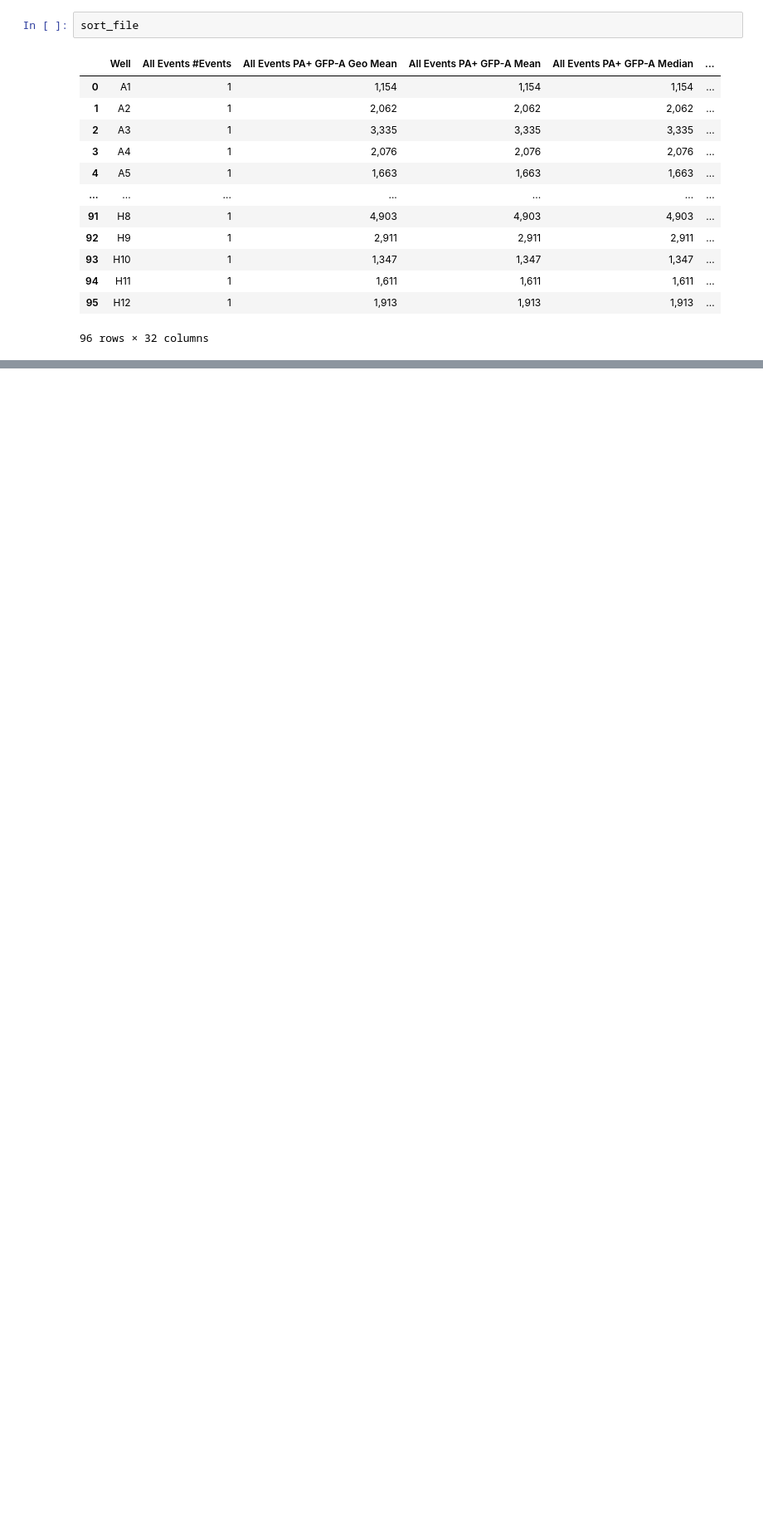
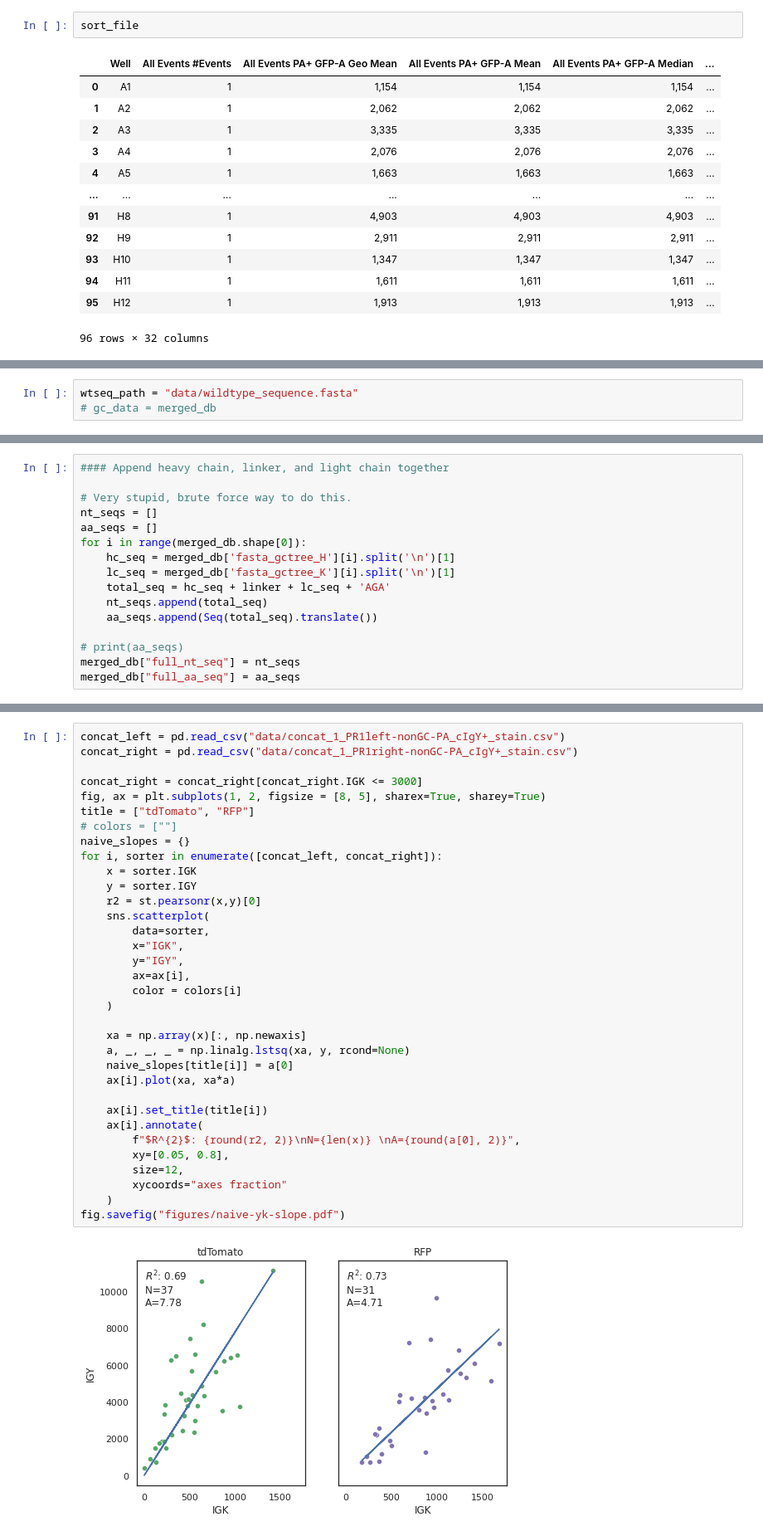
Before and after one commit to jbloomlab/Ab-CGGnaive_DMS, a Jupyter notebook: replay/GC-Index-sorting.ipynb, the cells around one changed output, grey strips where cells are left out. Shown at 83% size. Cells and saved outputs as stored; diff of their text form; blank space fills up the shorter version.

```diff
--- a/replay/GC-Index-sorting.ipynb
+++ b/replay/GC-Index-sorting.ipynb
@@ -500,0 +239,3 @@ g.savefig("db_cell_sort_ratio.pdf")
+# %%
+wtseq_path = "data/wildtype_sequence.fasta"
+# gc_data = merged_db
@@ -500,0 +282,16 @@ g.savefig("db_cell_sort_ratio.pdf")
+# %%
+#### Append heavy chain, linker, and light chain together
+
+# Very stupid, brute force way to do this.
+nt_seqs = []
+aa_seqs = []
+for i in range(merged_db.shape[0]):
+    hc_seq = merged_db['fasta_gctree_H'][i].split('\n')[1]
+    lc_seq = merged_db['fasta_gctree_K'][i].split('\n')[1]
+    total_seq = hc_seq + linker + lc_seq + 'AGA'
+    nt_seqs.append(total_seq)
+    aa_seqs.append(Seq(total_seq).translate())
+
+# print(aa_seqs)
+merged_db["full_nt_seq"] = nt_seqs
+merged_db["full_aa_seq"] = aa_seqs
@@ -500,0 +323,36 @@ g.savefig("db_cell_sort_ratio.pdf")
+# %%
+concat_left = pd.read_csv("data/concat_1_PR1left-nonGC-PA_cIgY+_stain.csv")
+concat_right = pd.read_csv("data/concat_1_PR1right-nonGC-PA_cIgY+_stain.csv")
+
+concat_right = concat_right[concat_right.IGK <= 3000]
+fig, ax = plt.subplots(1, 2, figsize = [8, 5], sharex=True, sharey=True)
+title = ["tdTomato", "RFP"]
+# colors = [""]
+naive_slopes = {}
+for i, sorter in enumerate([concat_left, concat_right]):
+    x = sorter.IGK
+    y = sorter.IGY
+    r2 = st.pearsonr(x,y)[0]
+    sns.scatterplot(
+        data=sorter,
+        x="IGK",
+        y="IGY",
+        ax=ax[i],
+        color = colors[i]
+    )
+
+    xa = np.array(x)[:, np.newaxis]
+    a, _, _, _ = np.linalg.lstsq(xa, y, rcond=None)
+    naive_slopes[title[i]] = a[0]
+    ax[i].plot(xa, xa*a)
+
+    ax[i].set_title(title[i])
+    ax[i].annotate(
+        f"$R^{2}$: {round(r2, 2)}\nN={len(x)} \nA={round(a[0], 2)}",
+        xy=[0.05, 0.8],
+        size=12,
+        xycoords="axes fraction"
+    )
+fig.savefig("figures/naive-yk-slope.pdf")
+# %% [output]
+[figure, added]
```
Also changed, not shown: parts of 69 cells of this notebook, 56 other files.
